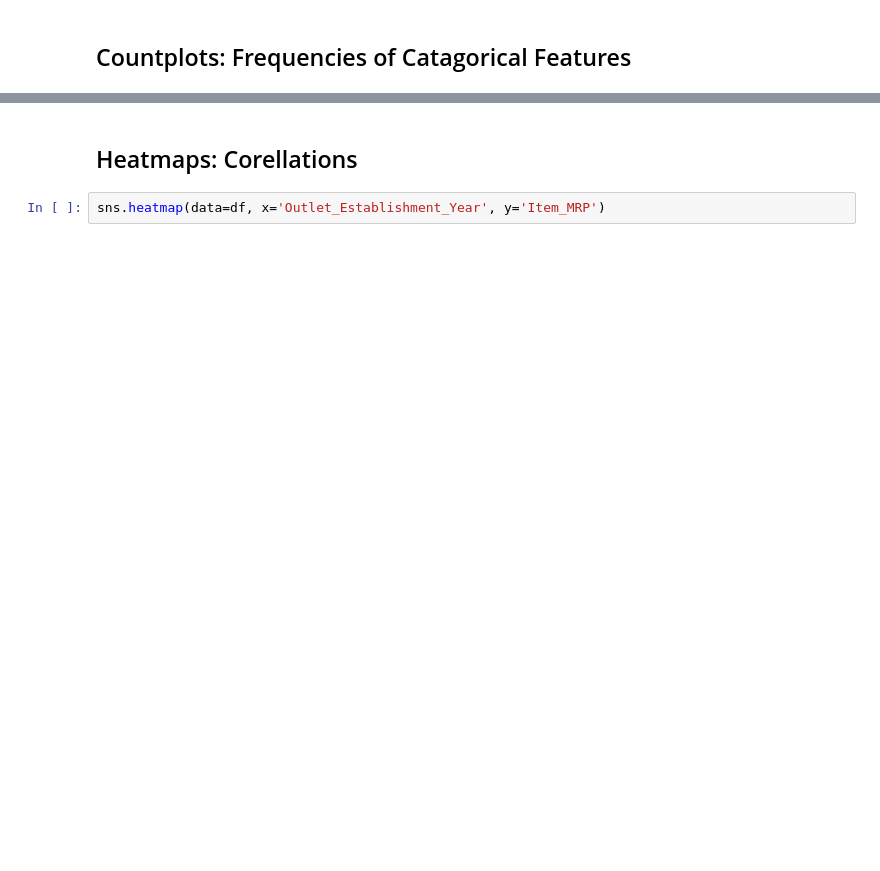
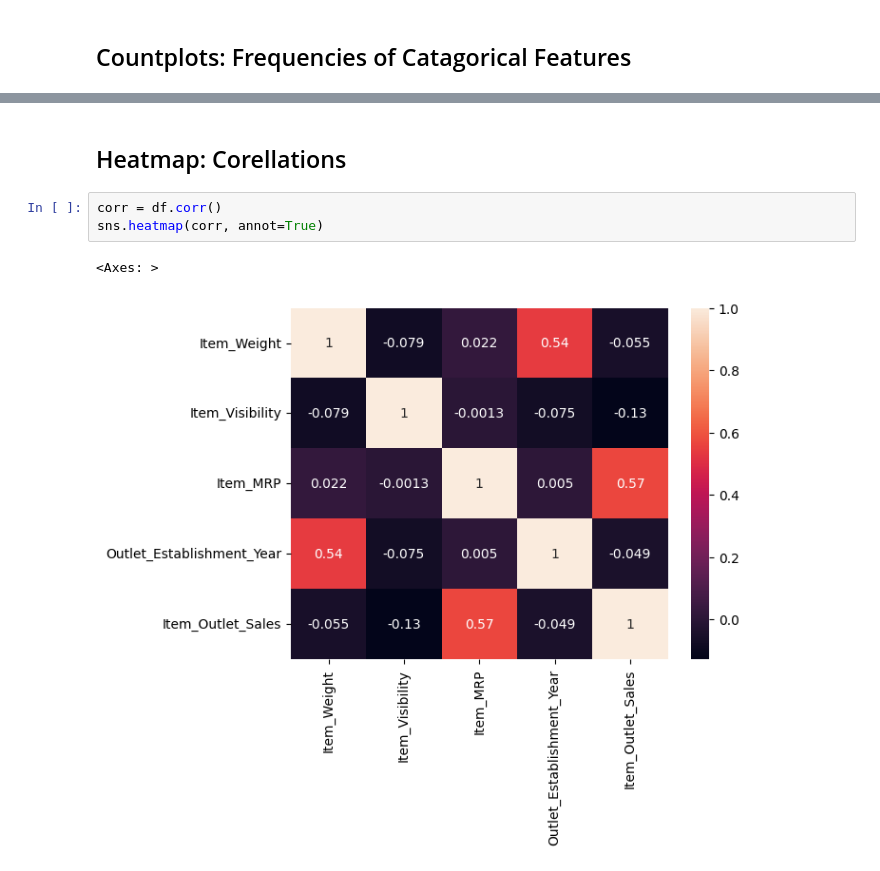
Before and after one commit to dsdyer/prediction-of-product-sales, a Jupyter notebook: Prediction_of_Product_Sales.ipynb, the cells around one changed output, grey strips where cells are left out. Cells and saved outputs as stored; diff of their text form; blank space fills up the shorter version.

```diff
--- a/Prediction_of_Product_Sales.ipynb
+++ b/Prediction_of_Product_Sales.ipynb
@@ -330,4 +344,8 @@ obj_cols
 # %% [markdown]
-## Heatmaps: Corellations
+## Heatmap: Corellations
-# %%
-sns.heatmap(data=df, x='Outlet_Establishment_Year', y='Item_MRP')
+# %%
+corr = df.corr()
+sns.heatmap(corr, annot=True)
+# %% [output]
+<Axes: >
+[figure, added]
```
Also changed, not shown: parts of 5 cells of this notebook.
